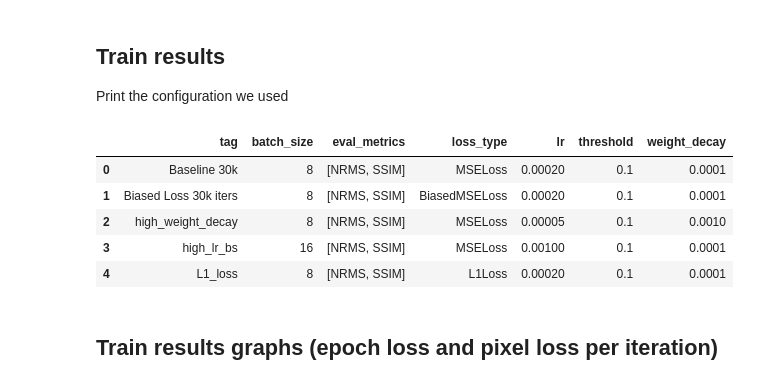
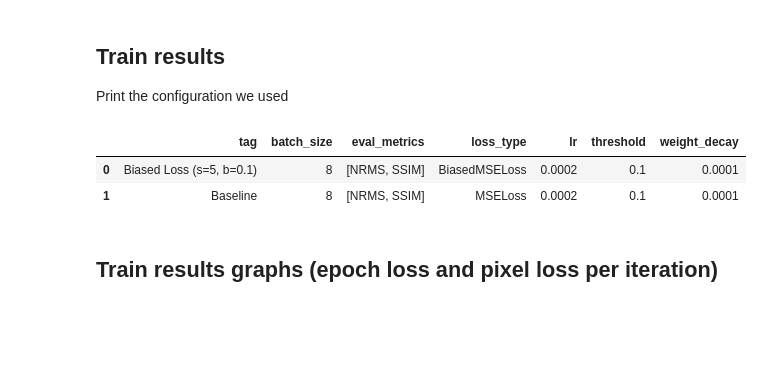
Before and after one commit to beppSpedicato/CircuitNet, a Jupyter notebook: drc_prediction/show_experiment_result.ipynb, the cells around one changed output. Drawn from its saved outputs; the diff is of its cells as text; code cells hidden in the pictures; blank space fills up the shorter version.

```diff
--- a/drc_prediction/show_experiment_result.ipynb
+++ b/drc_prediction/show_experiment_result.ipynb
@@ -82,36 +82,33 @@ def plot_histograms(histograms_data, title=None, unit='GB'):
 ## Train results
 Print the configuration we used
 # %%
-train_runs = get_runs_by_experiment_name('drc_centralized_train')
+train_runs = get_runs_by_experiment_name('drc_centralized_train_corrected')
 
 train_conf_table_content = []
 id = 1
 for run in train_runs:
     run = run.run
     hparams = run.get('hparams')
 
     conf_dict = {
         'tag': run.tags[0],
         'batch_size': hparams['batch_size'],
         'eval_metrics': hparams['eval_metric'],
         'loss_type': hparams['loss_type'],
         'lr': hparams['lr'],
         'threshold': hparams['threshold'],
         'weight_decay': hparams['weight_decay']
     }
 
     id += 1
     train_conf_table_content.append(conf_dict)
 
 train_conf_df = pd.DataFrame(train_conf_table_content)
 display(train_conf_df)
 # %% [output]
 |  | tag | batch_size | eval_metrics | loss_type | lr | threshold | weight_decay |
-| 0 | Baseline 30k | 8 | [NRMS, SSIM] | MSELoss | 0.00020 | 0.1 | 0.0001 |
-| 1 | Biased Loss 30k iters | 8 | [NRMS, SSIM] | BiasedMSELoss | 0.00020 | 0.1 | 0.0001 |
-| 2 | high_weight_decay | 8 | [NRMS, SSIM] | MSELoss | 0.00005 | 0.1 | 0.0010 |
-| 3 | high_lr_bs | 16 | [NRMS, SSIM] | MSELoss | 0.00100 | 0.1 | 0.0001 |
-| 4 | L1_loss | 8 | [NRMS, SSIM] | L1Loss | 0.00020 | 0.1 | 0.0001 |
+| 0 | Biased Loss (s=5, b=0.1) | 8 | [NRMS, SSIM] | BiasedMSELoss | 0.0002 | 0.1 | 0.0001 |
+| 1 | Baseline | 8 | [NRMS, SSIM] | MSELoss | 0.0002 | 0.1 | 0.0001 |
 # %% [markdown]
 ## Train results graphs (epoch loss and pixel loss per iteration)
 # %%
```
Also changed, not shown: parts of 7 cells of this notebook.
